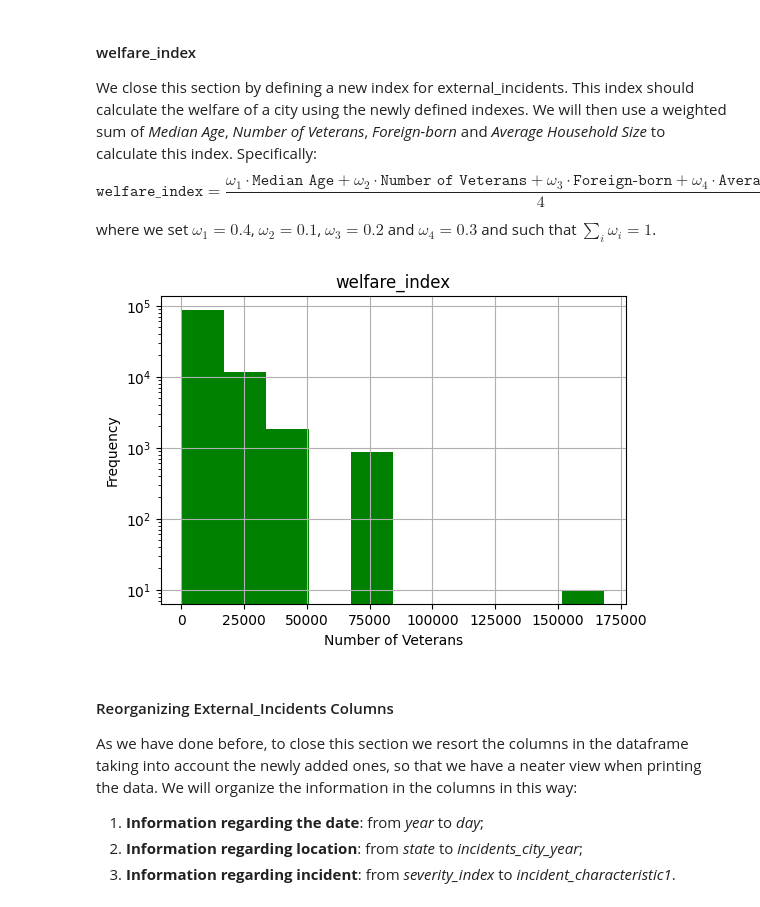
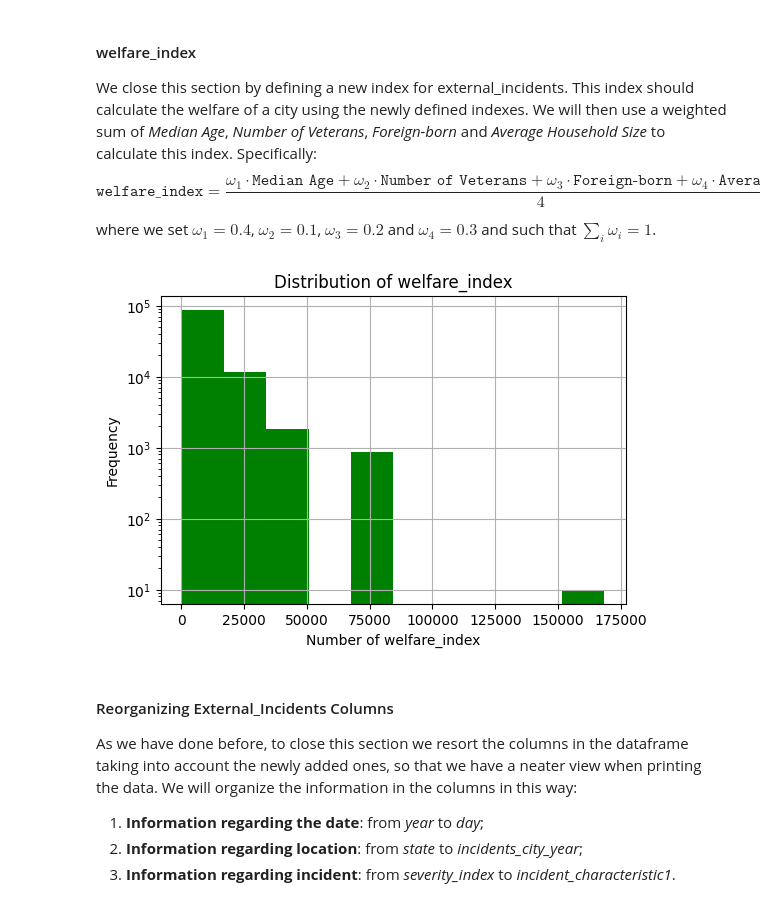
Before and after one commit to LoSpiri/DataMining, a Jupyter notebook: DM_GroupID_TASK1/task_1.ipynb, the cells around one changed output. Drawn from its saved outputs; the diff is of its cells as text; code cells hidden in the pictures.

```diff
--- a/DM_GroupID_TASK1/task_1.ipynb
+++ b/DM_GroupID_TASK1/task_1.ipynb
@@ -2108,10 +2108,10 @@ external_incidents['welfare_index'] = (
 ) / 4
 # %%
 histogram_func(dataframe_to_plot=external_incidents, columns_to_plot='welfare_index', figsize=(6, 4),
-               title="welfare_index", xlabel="Number of Veterans", ylabel="Frequency",
+               title="Distribution of welfare_index", xlabel="Number of welfare_index", ylabel="Frequency",
                show_grid=True, color='green', ylog=True)
 # %% [output]
-[figure, old version]
+[figure, new version]
 # %% [markdown]
 #### Reorganizing External_Incidents Columns
 
```
